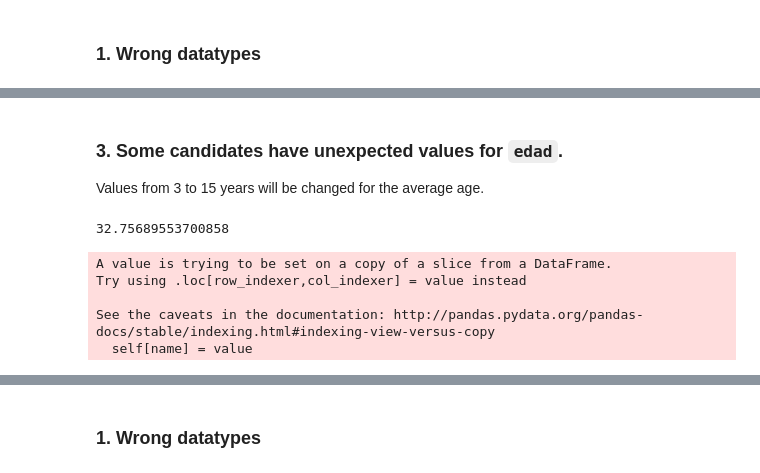
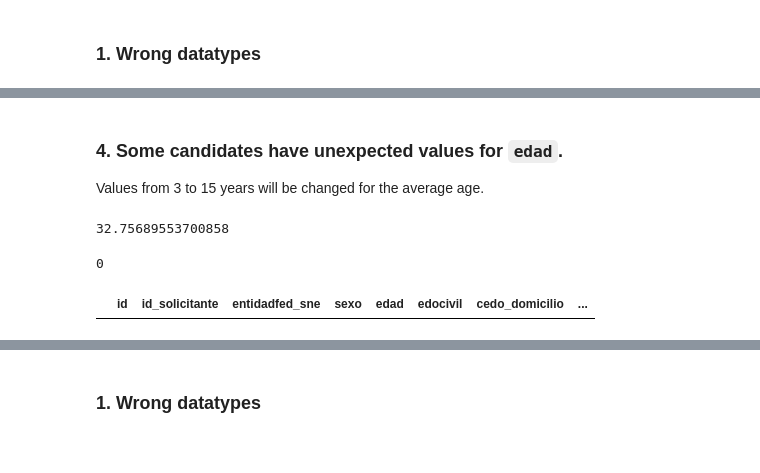
Before and after one commit to Lilianasu/SNEmpleo, a Jupyter notebook: 4.3 Cleaning candidatos.ipynb, the cells around one changed output, grey strips where cells are left out. Drawn from its saved outputs; the diff is of its cells as text; code cells hidden in the pictures.

```diff
--- a/4.3 Cleaning candidatos.ipynb
+++ b/4.3 Cleaning candidatos.ipynb
@@ -529,6 +531,9 @@ pandas.core.series.Series
 # %%
-# with replace function
-candidatos_clean = candidatos_clean.replace('MEXICO, ESTADO DE','ESTADO DE MEXICO')
+candidatos_clean = candidatos_clean.replace({'entidadfed_sne': r'^[MEXICO, ESTADO DE].+'},
+                                            {'entidadfed_sne': 'ESTADO DE MEXICO'}, regex = True )
+# %%
+candidatos_clean = candidatos_clean.replace({'cedo_domicilio': r'^[MEXICO, ESTADO DE].+'},
+                                            {'cedo_domicilio': 'ESTADO DE MEXICO'}, regex = True )
 # %%
 # Verify change
 candidatos_clean.entidadfed_sne.unique()
@@ -538,17 +550,21 @@ array(['NUEVO LEON', 'CHIAPAS', 'VERACRUZ', 'JALISCO', 'CIUDAD DE MEXICO',
 # %% [markdown]
 <a id='edad'></a>
-### 3. Some candidates have unexpected values for `edad`.
+### 4. Some candidates have unexpected values for `edad`.
 Values from 3 to 15 years will be changed for the average age.
+# %%
+# The average age
+candidatos_clean.edad.mean()
+# %% [output]
+32.75689553700858
+# %%
+candidatos_clean.query('edad < 16')['id'].count()
+# %% [output]
+0
+# %%
+a = np.array(candidatos_clean.edad.values.tolist())
+# %%
+candidatos_clean.edad = np.where(a < 16, 33, a)
 # %%
-candidatos_clean.edad.mean()
+candidatos_clean.query('edad < 16')
 # %% [output]
-32.75689553700858
+|  | id | id_solicitante | entidadfed_sne | sexo | edad | edocivil | cedo_domicilio | ... |
-# %%
-test_df = candidatos_clean.query('edad < 16')
-test_df.edad = 33
-# %% [output]
-A value is trying to be set on a copy of a slice from a DataFrame.
-Try using .loc[row_indexer,col_indexer] = value instead
-
-See the caveats in the documentation: http://pandas.pydata.org/pandas-docs/stable/indexing.html#indexing-view-versus-copy
-  self[name] = value
```
Also changed, not shown: parts of 54 cells of this notebook.
